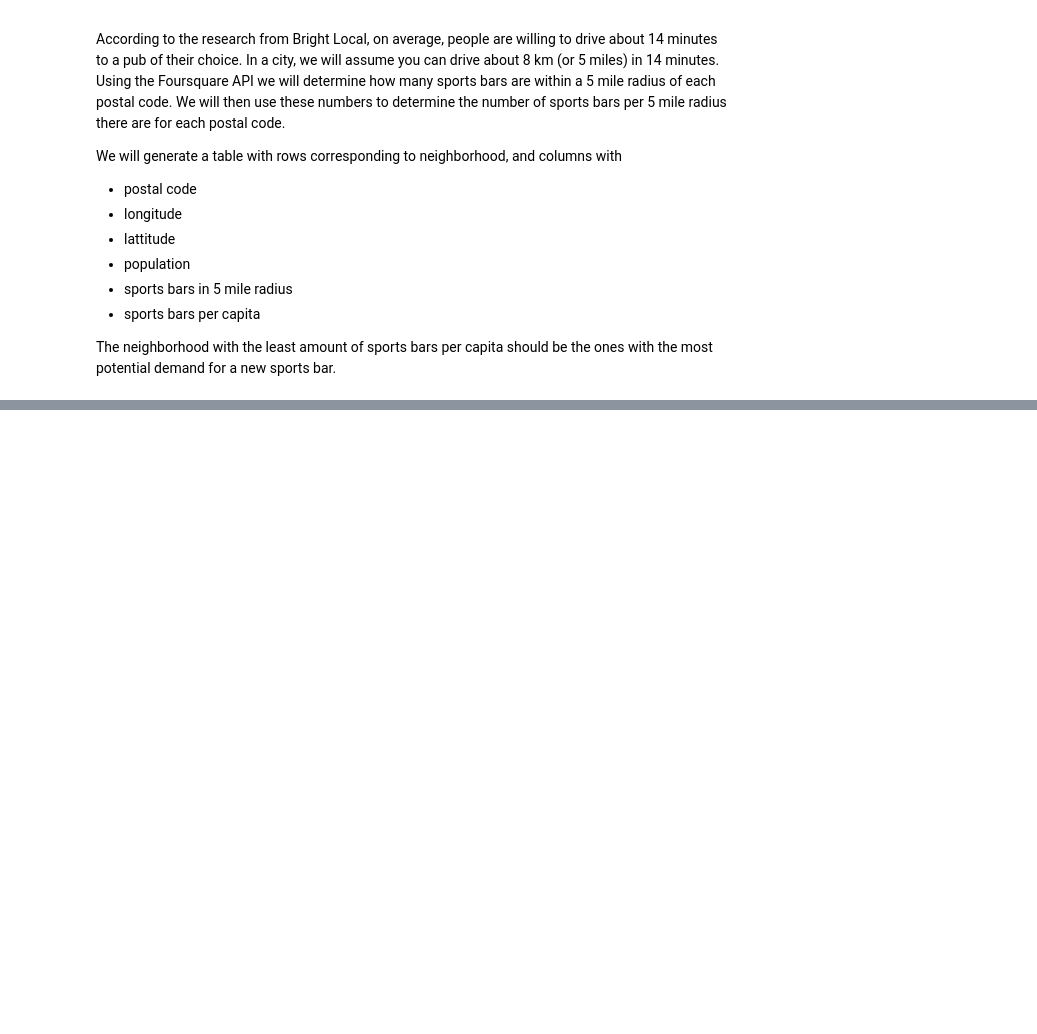
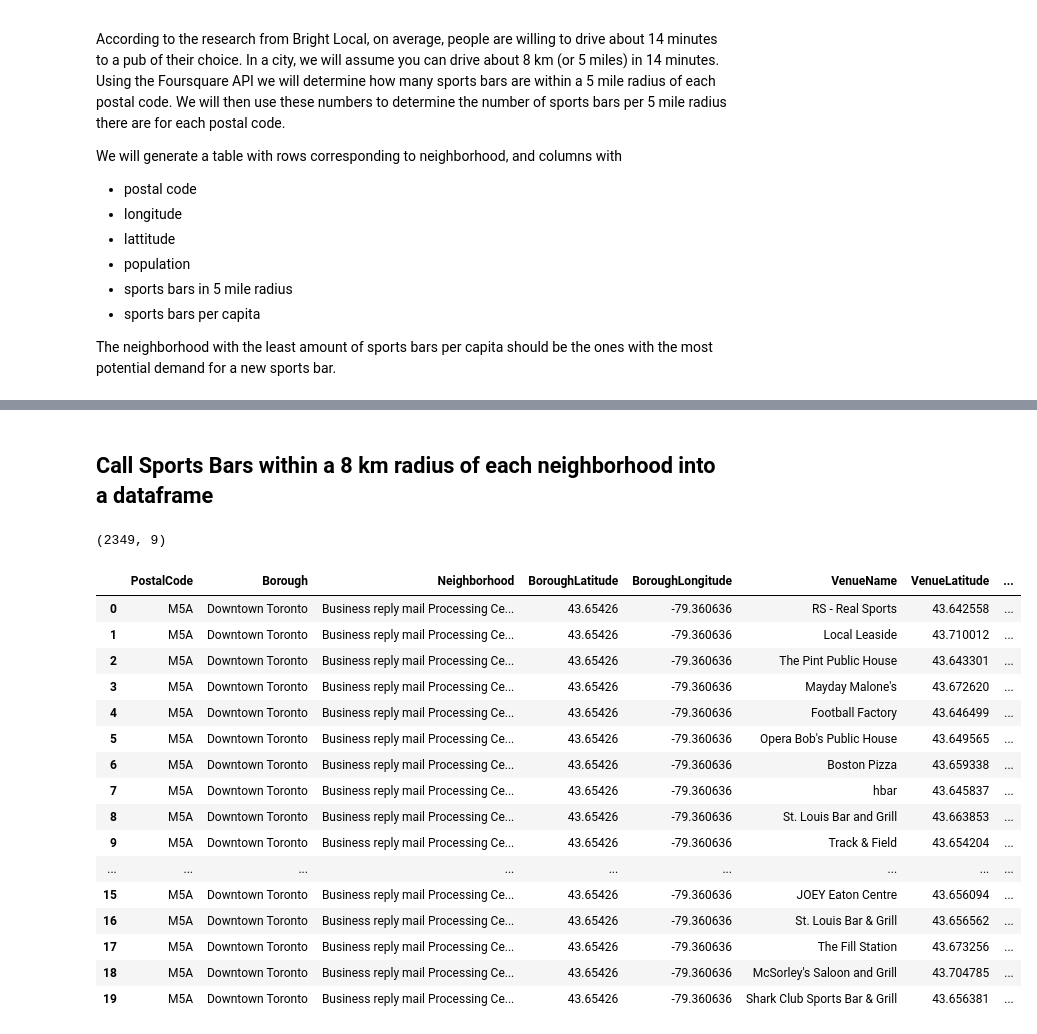
Before and after one commit to kennydiamond1/Coursera_Capstone, a Jupyter notebook: Final Project - Sports Bar Location Toronto.ipynb, the cells around one changed output, grey strips where cells are left out. Cells and saved outputs as stored; diff of their text form; code cells hidden in the pictures; blank space fills up the shorter version.

```diff
--- a/Final Project - Sports Bar Location Toronto.ipynb
+++ b/Final Project - Sports Bar Location Toronto.ipynb
@@ -24,0 +62,2 @@ The neighborhood with the least amount of sports bars per capita should be the o
+# %%
+df = table[0]
@@ -24,0 +127,4 @@ The neighborhood with the least amount of sports bars per capita should be the o
+# %%
+df_grouped.rename(columns = {'Neighbourhood': 'Neighborhood'}, inplace=True)
+print(df_grouped.shape)
+df_grouped.head()
@@ -24,0 +141,5 @@ The neighborhood with the least amount of sports bars per capita should be the o
+# %%
+toronto_boroughs = ['East Toronto', 'Central Toronto', 'Downtown Toronto', 'West Toronto']
+toronto_df = df_grouped[df_grouped['Borough'].isin(toronto_boroughs)].reset_index(drop=True)
+print(toronto_df.shape)
+toronto_df.head()
@@ -24,0 +184,9 @@ The neighborhood with the least amount of sports bars per capita should be the o
+# %%
+CLIENT_ID = 'IPWMPFWCJFDID0VN2T1BH13WB4B4ZFROE1V2RBKTWWTSESHW' # your Foursquare ID
+CLIENT_SECRET = '2H4L3LBMLKUXHDYPMCMCUPOQ2QAUH5JSQ4D5BZJBAI1WOWGJ' # your Foursquare Secret
+VERSION = '20180605' # Foursquare API version
+LIMIT = 100 # A default Foursquare API limit value
+
+print('Your credentails:')
+print('CLIENT_ID: ' + CLIENT_ID)
+print('CLIENT_SECRET:' + CLIENT_SECRET)
@@ -24,0 +197,58 @@ The neighborhood with the least amount of sports bars per capita should be the o
+# %% [markdown]
+## Call Sports Bars within a 8 km radius of each neighborhood into a dataframe
+# %%
+# radius is in meters.
+radius = 8000
+LIMIT = 100
+
+venues = []
+
+for lat, long, post, borough, neighboUrhood in zip(toronto_df['Latitude'], toronto_df['Longitude'], toronto_df['PostalCode'], toronto_df['Borough'], toronto_df['Neighborhood']):
+    url = "https://api.foursquare.com/v2/venues/explore?client_id={}&client_secret={}&v={}&ll={},{}&query=sports,bar&radius={}&limit={}".format(
+        CLIENT_ID,
+        CLIENT_SECRET,
+        VERSION,
+        lat,
+        long,
+        radius,
+        LIMIT)
+
+
+    results = requests.get(url).json()["response"]['groups'][0]['items']
+
+
+    for venue in results:
+        venues.append((
+            post,
+            borough,
+            neigh,
+            lat,
+            long,
+            venue['venue']['name'],
+            venue['venue']['location']['lat'],
+            venue['venue']['location']['lng'],
+            venue['venue']['categories'][0]['name']))
+
+venues_df = pd.DataFrame(venues)
+venues_df.columns = ['PostalCode', 'Borough', 'Neighborhood', 'BoroughLatitude', 'BoroughLongitude', 'VenueName', 'VenueLatitude', 'VenueLongitude', 'VenueCategory']
+print(venues_df.shape)
+venues_df.head(20)
+# %% [output]
+(2349, 9)
+|  | PostalCode | Borough | Neighborhood | BoroughLatitude | BoroughLongitude | VenueName | VenueLatitude | ... |
+| 0 | M5A | Downtown Toronto | Business reply mail Processing Ce... | 43.65426 | -79.360636 | RS - Real Sports | 43.642558 | ... |
+| 1 | M5A | Downtown Toronto | Business reply mail Processing Ce... | 43.65426 | -79.360636 | Local Leaside | 43.710012 | ... |
+| 2 | M5A | Downtown Toronto | Business reply mail Processing Ce... | 43.65426 | -79.360636 | The Pint Public House | 43.643301 | ... |
+| 3 | M5A | Downtown Toronto | Business reply mail Processing Ce... | 43.65426 | -79.360636 | Mayday Malone's | 43.672620 | ... |
+| 4 | M5A | Downtown Toronto | Business reply mail Processing Ce... | 43.65426 | -79.360636 | Football Factory | 43.646499 | ... |
+| 5 | M5A | Downtown Toronto | Business reply mail Processing Ce... | 43.65426 | -79.360636 | Opera Bob's Public House | 43.649565 | ... |
+| 6 | M5A | Downtown Toronto | Business reply mail Processing Ce... | 43.65426 | -79.360636 | Boston Pizza | 43.659338 | ... |
+| 7 | M5A | Downtown Toronto | Business reply mail Processing Ce... | 43.65426 | -79.360636 | hbar | 43.645837 | ... |
+| 8 | M5A | Downtown Toronto | Business reply mail Processing Ce... | 43.65426 | -79.360636 | St. Louis Bar and Grill | 43.663853 | ... |
+| 9 | M5A | Downtown Toronto | Business reply mail Processing Ce... | 43.65426 | -79.360636 | Track & Field | 43.654204 | ... |
+| ... | ... | ... | ... | ... | ... | ... | ... | ... |
+| 15 | M5A | Downtown Toronto | Business reply mail Processing Ce... | 43.65426 | -79.360636 | JOEY Eaton Centre | 43.656094 | ... |
+| 16 | M5A | Downtown Toronto | Business reply mail Processing Ce... | 43.65426 | -79.360636 | St. Louis Bar & Grill | 43.656562 | ... |
+| 17 | M5A | Downtown Toronto | Business reply mail Processing Ce... | 43.65426 | -79.360636 | The Fill Station | 43.673256 | ... |
+| 18 | M5A | Downtown Toronto | Business reply mail Processing Ce... | 43.65426 | -79.360636 | McSorley's Saloon and Grill | 43.704785 | ... |
+| 19 | M5A | Downtown Toronto | Business reply mail Processing Ce... | 43.65426 | -79.360636 | Shark Club Sports Bar & Grill | 43.656381 | ... |
```
Also changed, not shown: parts of 43 cells of this notebook.
